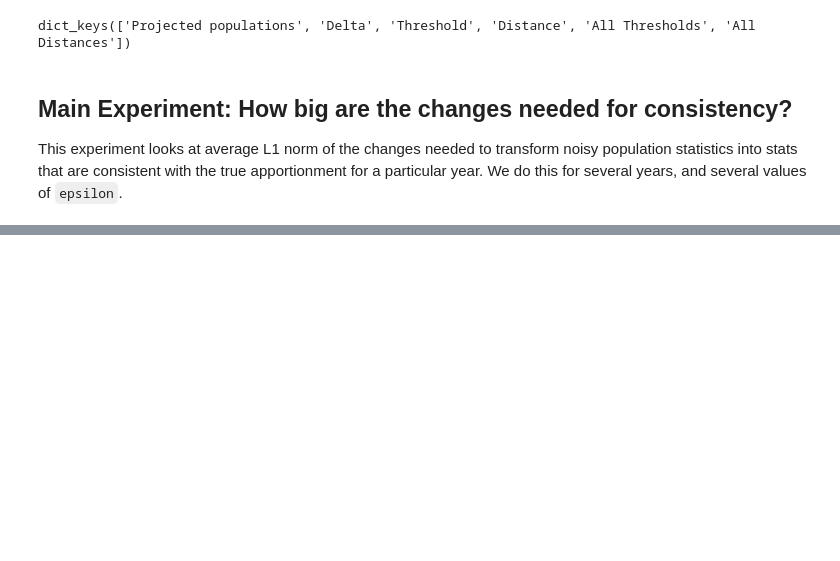
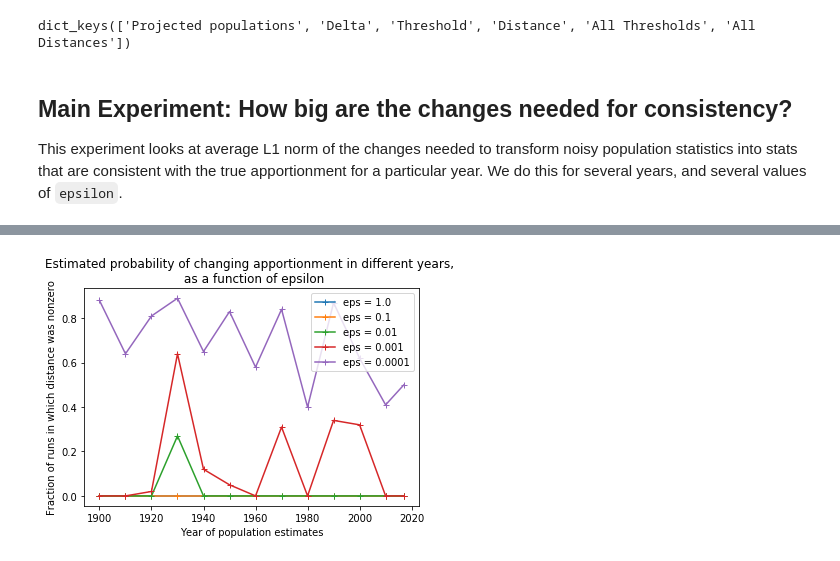
Before and after one commit to adamdavisonsmith/huntington-hill-dp, a Jupyter notebook: experiments-w-huntington-hill.ipynb, the cells around one changed output, grey strips where cells are left out. Saved outputs shown, nothing was run; the diff lists cells and outputs as text; code cells hidden in the pictures; blank space fills up the shorter version.

```diff
--- a/experiments-w-huntington-hill.ipynb
+++ b/experiments-w-huntington-hill.ipynb
@@ -259,0 +293,11 @@ Each row lists: year, number of seats, distance to instability of the true numbe
+# %%
+for epsilon in epsilon_list:
+    plt.plot(years_as_ints, frac_iterations_changed[epsilon], '+-', label = "eps = {}".format(epsilon))
+
+plt.legend()
+plt.xlabel("Year of population estimates")
+plt.ylabel("Fraction of runs in which distance was nonzero")
+plt.title("Estimated probability of changing apportionment in different years, \n as a function of epsilon")
+plt.savefig("prob-change-v-year.pdf")
+# %% [output]
+[figure, added]
```
Also changed, not shown: parts of 8 cells of this notebook.
